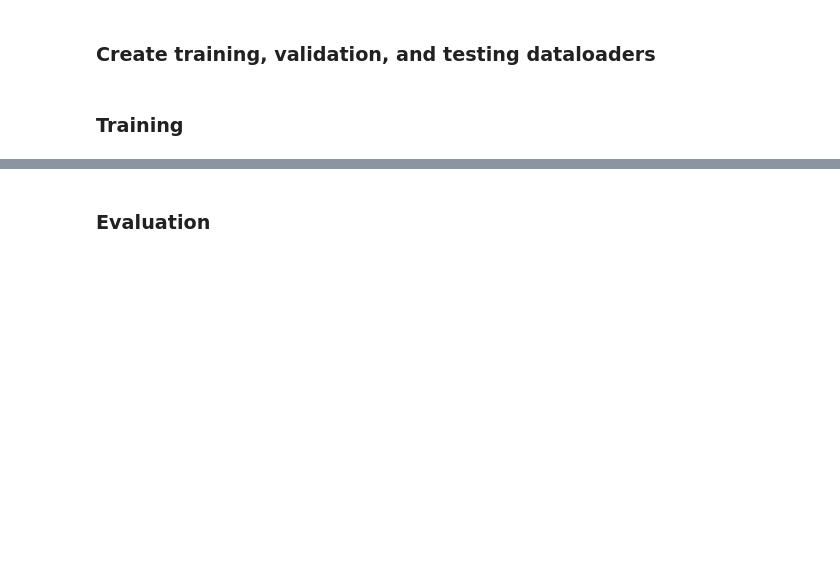
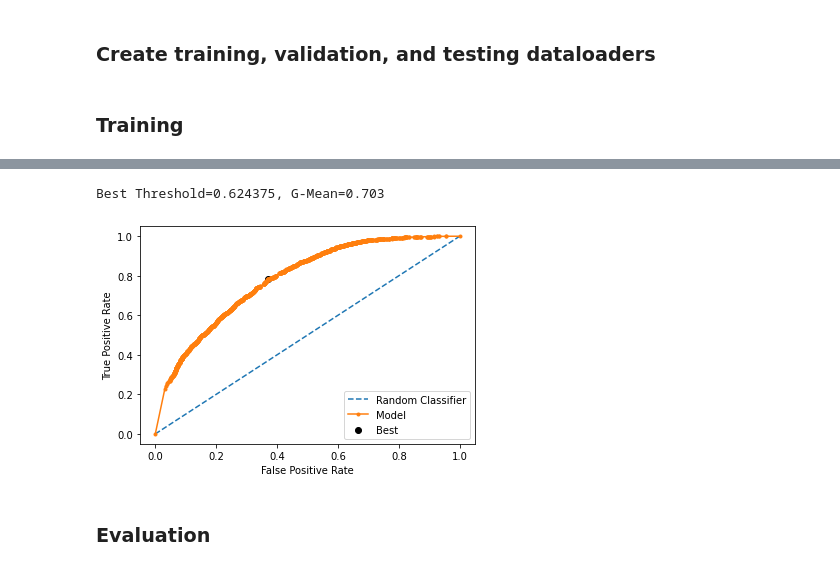
Before and after one commit to wagnerlmichael/supreme_court_nlp, a Jupyter notebook: src/modeling_temp.ipynb, the cells around one changed output, grey strips where cells are left out. Saved outputs shown, nothing was run; the diff lists cells and outputs as text; code cells hidden in the pictures; blank space fills up the shorter version.

```diff
--- a/src/modeling_temp.ipynb
+++ b/src/modeling_temp.ipynb
@@ -130,3 +141,11 @@ After epoch 1 the validation accuracy is 0.724.
+# %%
+# Get validation predictions to select best threshold
+val_labels, val_probs = model_helpers.make_predictions(model, valid_dataloader)
+# Get best threshold from validation data
+threshold = model_helpers.select_threshold(val_labels, val_probs)
+# %% [output]
+Best Threshold=0.624375, G-Mean=0.703
+[figure, added]
 # %% [markdown]
 ### Evaluation
 # %%
```
Also changed, not shown: parts of 10 cells of this notebook, 1 other file.
